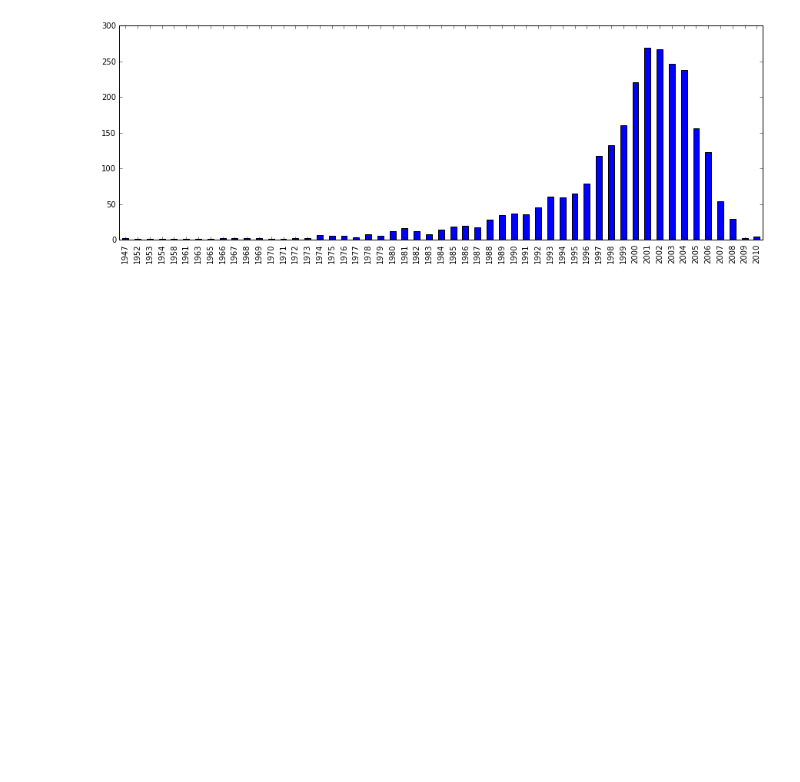
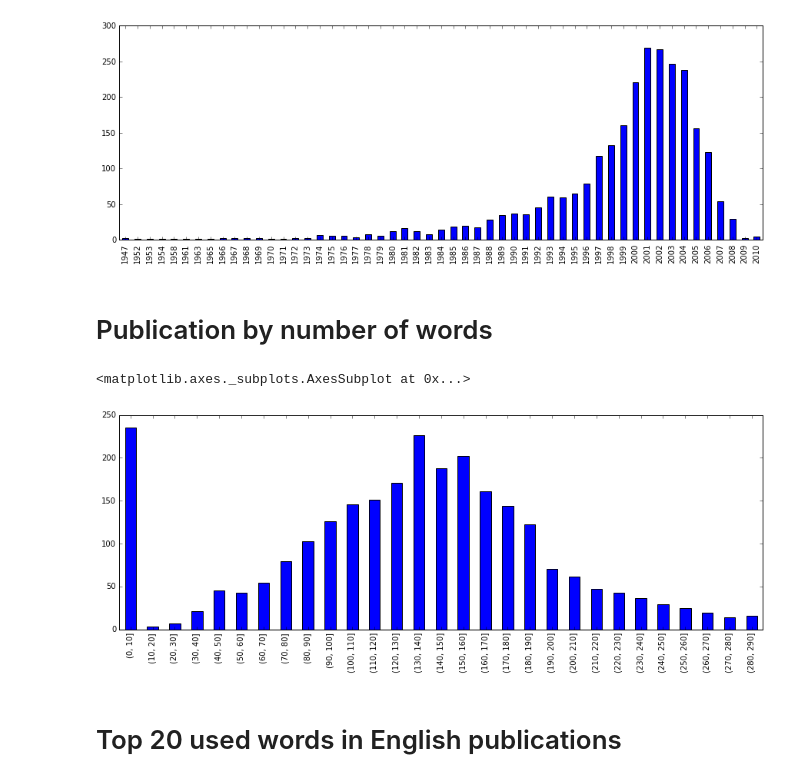
Before and after one commit to chinskiy/codeminders_test_nlp, a Jupyter notebook: main.ipynb, the cells around one changed output. Saved outputs shown, nothing was run; the diff lists cells and outputs as text; code cells hidden in the pictures; blank space fills up the shorter version.

Commit message:
add few graphs

```diff
--- a/main.ipynb
+++ b/main.ipynb
@@ -66,0 +65,10 @@ texts = df.abstracttext
+# %% [markdown]
+# Publication by number of words
+# %%
+splitted_text = df.abstracttext.map(lambda x: len(x.split(' ')))
+pd.value_counts(pd.cut(splitted_text, bins = range(0, 300, 10))).sort_index().plot(kind='bar', figsize=(15, 5))
+# %% [output]
+<matplotlib.axes._subplots.AxesSubplot at 0x...>
+[figure, added]
+# %% [markdown]
+# Top 20 used words in English publications
```
Also changed, not shown: parts of 8 cells of this notebook.
